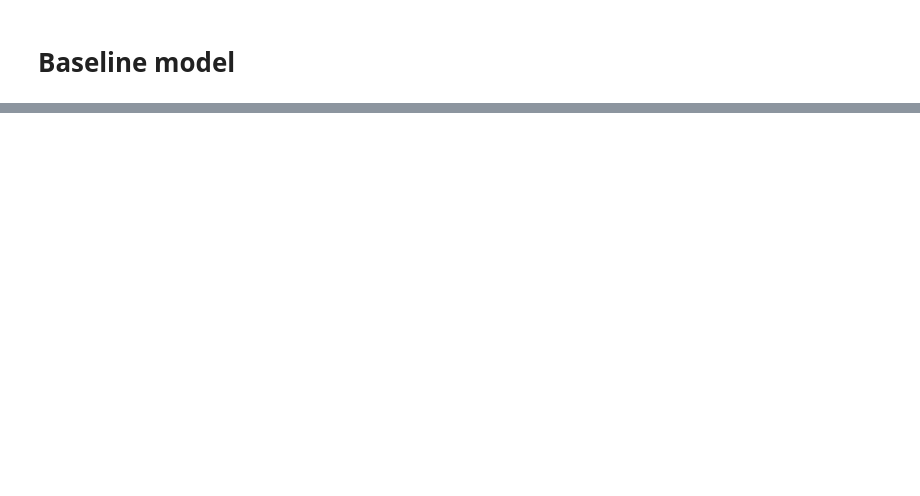
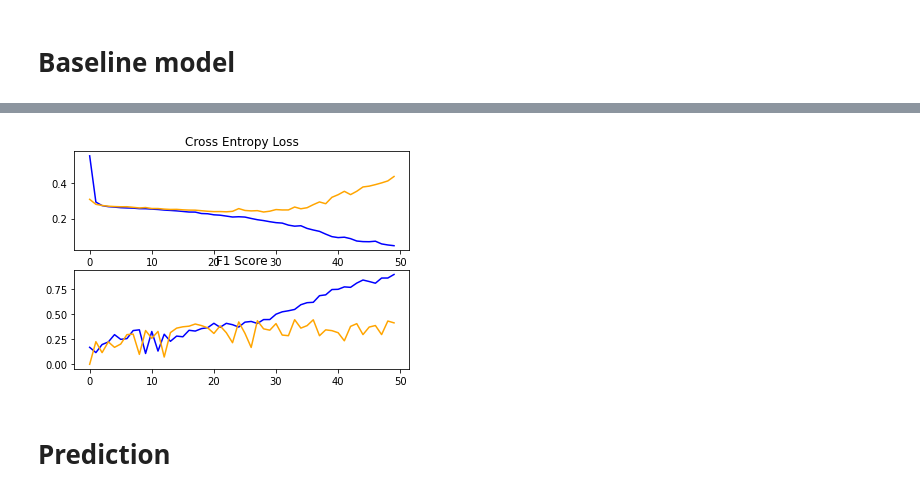
Before and after one commit to truongthuanr/transfer, a Jupyter notebook: 08_SSSMarket_truongthuan_2.ipynb, the cells around one changed output, grey strips where cells are left out. Cells and saved outputs as stored; diff of their text form; code cells hidden in the pictures; blank space fills up the shorter version.

```diff
--- a/08_SSSMarket_truongthuan_2.ipynb
+++ b/08_SSSMarket_truongthuan_2.ipynb
@@ -170,0 +182,16 @@ from tensorflow.keras.optimizers import SGD
+# %%
+def fbeta(y_true, y_pred, beta=1):
+  # clip prediction
+  y_pred = backend.clip(y_pred,0,1)
+  # calculate elements
+  tp = backend.sum(backend.round(backend.clip(y_true * y_pred, 0, 1)), axis=1)
+  fp = backend.sum(backend.round(backend.clip(y_pred - y_true, 0, 1)), axis=1)
+  fn = backend.sum(backend.round(backend.clip(y_true - y_pred, 0, 1)), axis=1)
+  # calculate precision
+  p = tp / (tp + fp + backend.epsilon())
+  # calculate recall
+  r = tp / (tp + fn + backend.epsilon())
+  # calculate fbeta
+  bb = beta**2
+  fbeta_score = backend.mean((1+bb)*(p*r)/(bb*p+r+backend.epsilon()))
+  return fbeta_score
@@ -170,0 +265,19 @@ from tensorflow.keras.optimizers import SGD
+# %%
+# plot diagnostic learning curves
+def summarize_diagnostics(history):
+  # plot loss
+  plt.subplot(211)
+  plt.title("Cross Entropy Loss")
+  plt.plot(history.history["loss"], color='blue', label='train')
+  plt.plot(history.history['val_loss'],color='orange', label='test')
+
+  # plot accuracy
+  plt.subplot(212)
+  plt.title("F1 Score")
+  plt.plot(history.history["fbeta"], color='blue', label='train')
+  plt.plot(history.history['val_fbeta'],color='orange', label='test')
+# %%
+datagen = ImageDataGenerator(rescale=1.0/225.0)
+train_it = datagen.flow(X_train, y_train, batch_size=128)
+test_it = datagen.flow(X_test, y_test, batch_size=128)
+model = define_model()
@@ -170,0 +304,6 @@ from tensorflow.keras.optimizers import SGD
+# %%
+history = model.fit(train_it,
+                    steps_per_epoch=len(train_it),
+                    validation_data=test_it,
+                    validation_steps=len(test_it),
+                    epochs=50)
@@ -170,0 +336,4 @@ from tensorflow.keras.optimizers import SGD
+# %%
+summarize_diagnostics(history)
+# %% [output]
+[figure, added]
@@ -170,0 +342,2 @@ from tensorflow.keras.optimizers import SGD
+# %% [markdown]
+# Prediction
```
Also changed, not shown: parts of 21 cells of this notebook.
